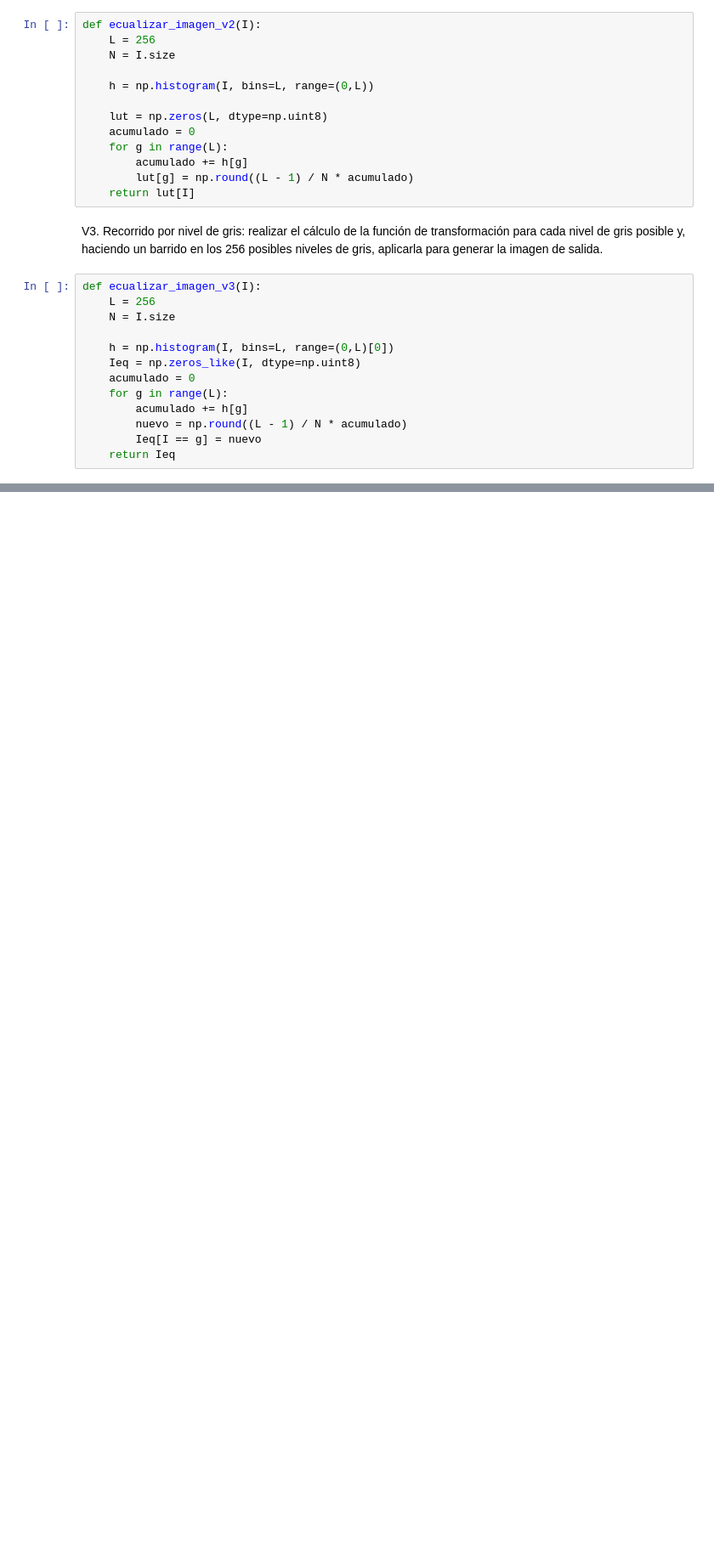
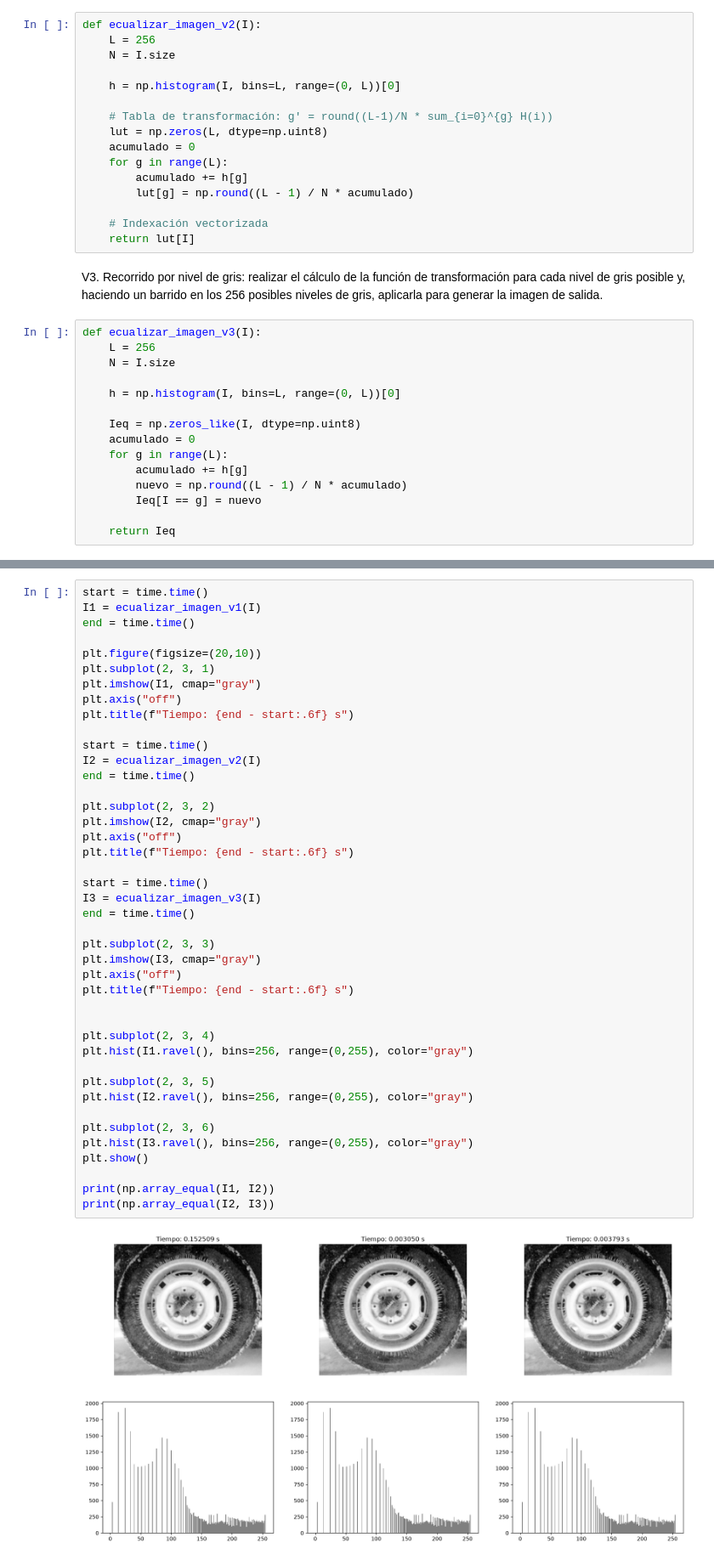
Before and after one commit to rubencq26/Practica4VpC, a Jupyter notebook: practica4.ipynb, the cells around one changed output, grey strips where cells are left out. Shown at 85% size. Drawn from its saved outputs; the diff is of its cells as text; blank space fills up the shorter version.

```diff
--- a/practica4.ipynb
+++ b/practica4.ipynb
@@ -244,13 +245,16 @@ def ecualizar_imagen_v2(I):
     L = 256
     N = I.size
 
-    h = np.histogram(I, bins=L, range=(0,L))
+    h = np.histogram(I, bins=L, range=(0, L))[0]
 
+    # Tabla de transformación: g' = round((L-1)/N * sum_{i=0}^{g} H(i))
     lut = np.zeros(L, dtype=np.uint8)
     acumulado = 0
     for g in range(L):
         acumulado += h[g]
         lut[g] = np.round((L - 1) / N * acumulado)
+
+    # Indexación vectorizada
     return lut[I]
 # %% [markdown]
 V3. Recorrido por nivel de gris: realizar el cálculo de la función de transformación
@@ -261,11 +265,13 @@ def ecualizar_imagen_v3(I):
     L = 256
     N = I.size
 
-    h = np.histogram(I, bins=L, range=(0,L)[0])
+    h = np.histogram(I, bins=L, range=(0, L))[0]
+
     Ieq = np.zeros_like(I, dtype=np.uint8)
     acumulado = 0
     for g in range(L):
         acumulado += h[g]
         nuevo = np.round((L - 1) / N * acumulado)
         Ieq[I == g] = nuevo
+
     return Ieq
@@ -274,0 +293,44 @@ def ecualizar_imagen_v3(I):
+# %%
+start = time.time()
+I1 = ecualizar_imagen_v1(I)
+end = time.time()
+
+plt.figure(figsize=(20,10))
+plt.subplot(2, 3, 1)
+plt.imshow(I1, cmap="gray")
+plt.axis("off")
+plt.title(f"Tiempo: {end - start:.6f} s")
+
+start = time.time()
+I2 = ecualizar_imagen_v2(I)
+end = time.time()
+
+plt.subplot(2, 3, 2)
+plt.imshow(I2, cmap="gray")
+plt.axis("off")
+plt.title(f"Tiempo: {end - start:.6f} s")
+
+start = time.time()
+I3 = ecualizar_imagen_v3(I)
+end = time.time()
+
+plt.subplot(2, 3, 3)
+plt.imshow(I3, cmap="gray")
+plt.axis("off")
+plt.title(f"Tiempo: {end - start:.6f} s")
+
+
+plt.subplot(2, 3, 4)
+plt.hist(I1.ravel(), bins=256, range=(0,255), color="gray")
+
+plt.subplot(2, 3, 5)
+plt.hist(I2.ravel(), bins=256, range=(0,255), color="gray")
+
+plt.subplot(2, 3, 6)
+plt.hist(I3.ravel(), bins=256, range=(0,255), color="gray")
+plt.show()
+
+print(np.array_equal(I1, I2))
+print(np.array_equal(I2, I3))
+# %% [output]
+[figure, added]
```
Also changed, not shown: parts of 6 cells of this notebook, 2 other files.
